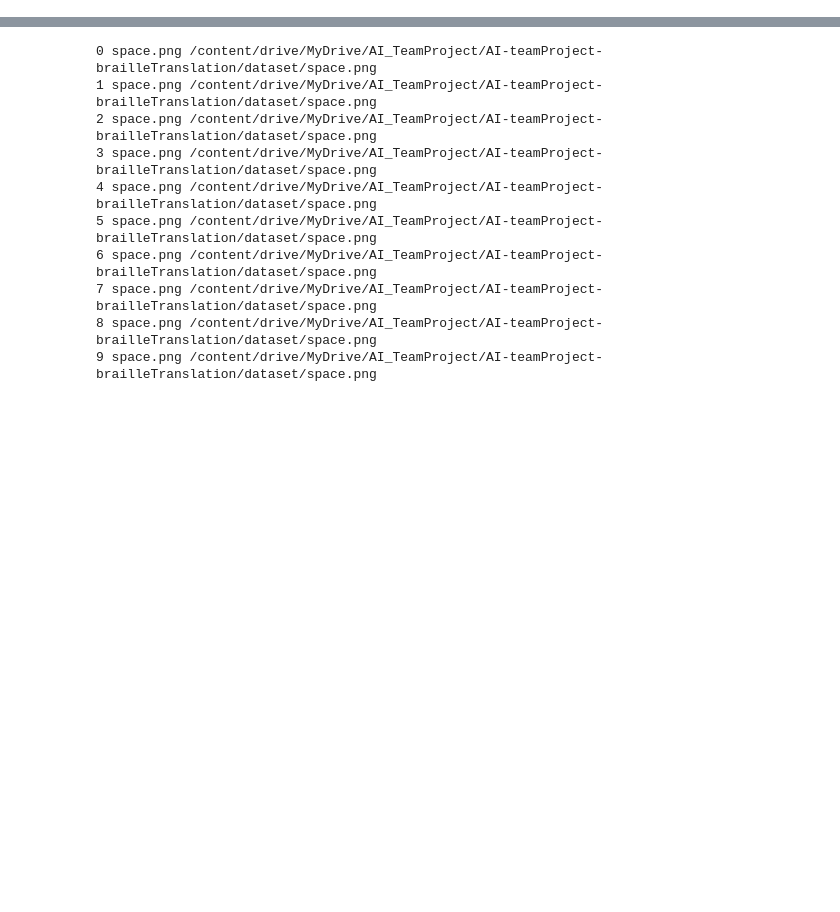
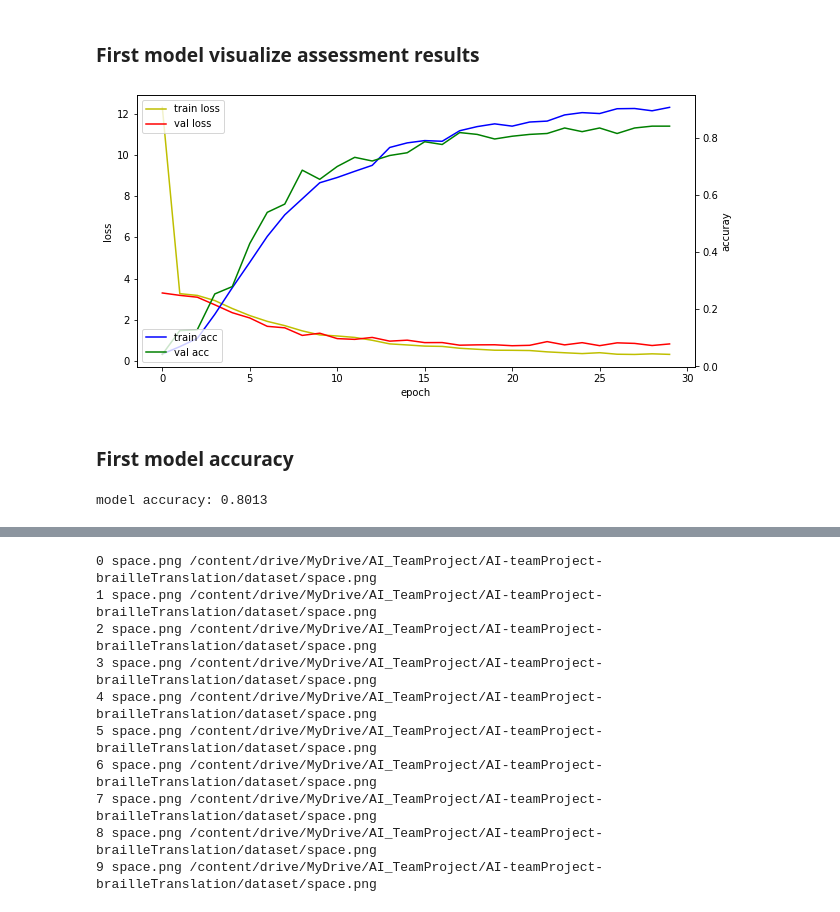
Before and after one commit to Kim-Jong-Gyu/AI-teamProject-brailleTranslation, a Jupyter notebook: BrailleTranslation.ipynb, the cells around one changed output, grey strips where cells are left out. Saved outputs shown, nothing was run; the diff lists cells and outputs as text; code cells hidden in the pictures; blank space fills up the shorter version.

Commit message:
feat(braille) : Add a comparing model part

```diff
--- a/BrailleTranslation.ipynb
+++ b/BrailleTranslation.ipynb
@@ -98,4 +2,0 @@ Epoch 68: early stopping
-# %%
-model = load_model('BrailleNet.h5')
-acc = model.evaluate_generator(val_generator)[1]
-print('model accuracy: {}'.format(round(acc,4)))
@@ -113,0 +75,16 @@ Mounted at /content/drive
+# %%
+from keras.preprocessing.image import ImageDataGenerator
+
+prev_img_dir = "/content/gdrive/MyDrive/AI_TeamProject/AI-teamProject-brailleTranslation/existing_dataset/"
+
+datagen = ImageDataGenerator(rotation_range=20,
+                             shear_range=10,
+                             validation_split=0.2)
+
+train_generator = datagen.flow_from_directory(prev_img_dir,
+                                              target_size=(28,28),
+                                              subset='training')
+
+val_generator = datagen.flow_from_directory(prev_img_dir,
+                                            target_size=(28,28),
+                                            subset='validation')
@@ -113,0 +120,2 @@ Mounted at /content/drive
+# %%
+history_simple = Make_simple_model(train_generator,val_generator)
@@ -113,0 +141,25 @@ Mounted at /content/drive
+# %% [markdown]
+### **First model visualize assessment results**
+# %%
+def print_acc_loss(history):
+    # 평가 결과 도식화
+    import matplotlib.pyplot as plt
+    fig, loss_ax = plt.subplots(figsize=(10, 5))
+    acc_ax = loss_ax.twinx()
+    loss_ax.plot(history.history['loss'], 'y', label='train loss')
+    loss_ax.plot(history.history['val_loss'], 'r', label='val loss')
+    acc_ax.plot(history.history['accuracy'], 'b', label='train acc')
+    acc_ax.plot(history.history['val_accuracy'], 'g', label='val acc')
+    loss_ax.set_xlabel('epoch')
+    loss_ax.set_ylabel('loss')
+    acc_ax.set_ylabel('accuray')
+    loss_ax.legend(loc='upper left')
+    acc_ax.legend(loc='lower left')
+
+    plt.show()
+# %%
+print_acc_loss(history_simple)
+# %% [output]
+[figure, added]
+# %% [markdown]
+### **First model accuracy**
@@ -113,0 +175,8 @@ Mounted at /content/drive
+# %%
+# first model accuray
+from keras.models import Model,load_model
+model_simple = load_model('BrailleNet_simple.h5')
+acc = model_simple.evaluate_generator(val_generator)[1]
+print('model accuracy: {}'.format(round(acc,4)))
+# %% [output]
+model accuracy: 0.8013
```
Also changed, not shown: parts of 47 cells of this notebook.
